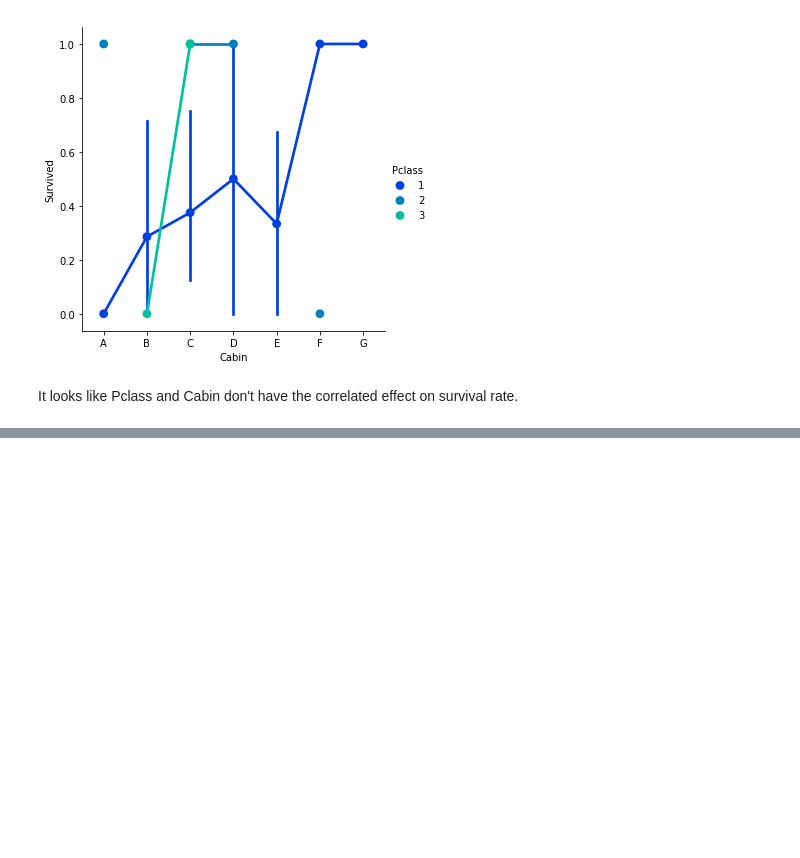
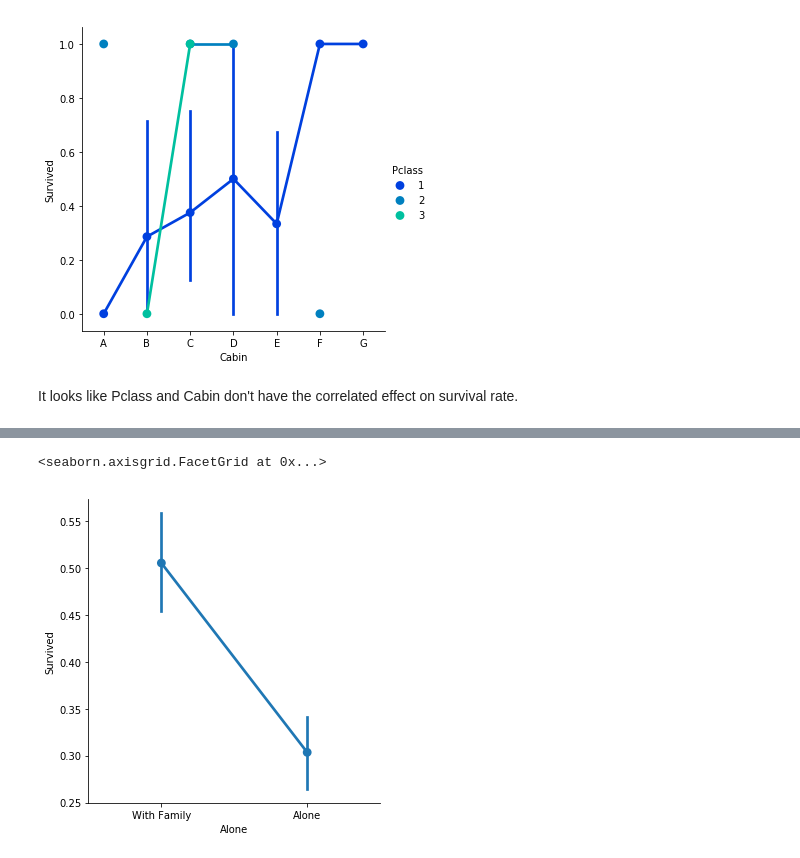
Before and after one commit to stellazhu31/Kaggle-Titanic-Machine-Learning-Personal-Project, a Jupyter notebook: Prediction of Titanic Survival Information.ipynb, the cells around one changed output, grey strips where cells are left out. Saved outputs shown, nothing was run; the diff lists cells and outputs as text; code cells hidden in the pictures; blank space fills up the shorter version.

Commit message:
Alone or Had a Family

```diff
--- a/Prediction of Titanic Survival Information.ipynb
+++ b/Prediction of Titanic Survival Information.ipynb
@@ -460,0 +469,5 @@ It looks like Pclass and Cabin don't have the correlated effect on survival rate
+# %%
+sns.factorplot('Alone','Survived',data=titanic_df)
+# %% [output]
+<seaborn.axisgrid.FacetGrid at 0x...>
+[figure, added]
```
Also changed, not shown: parts of 6 cells of this notebook.
